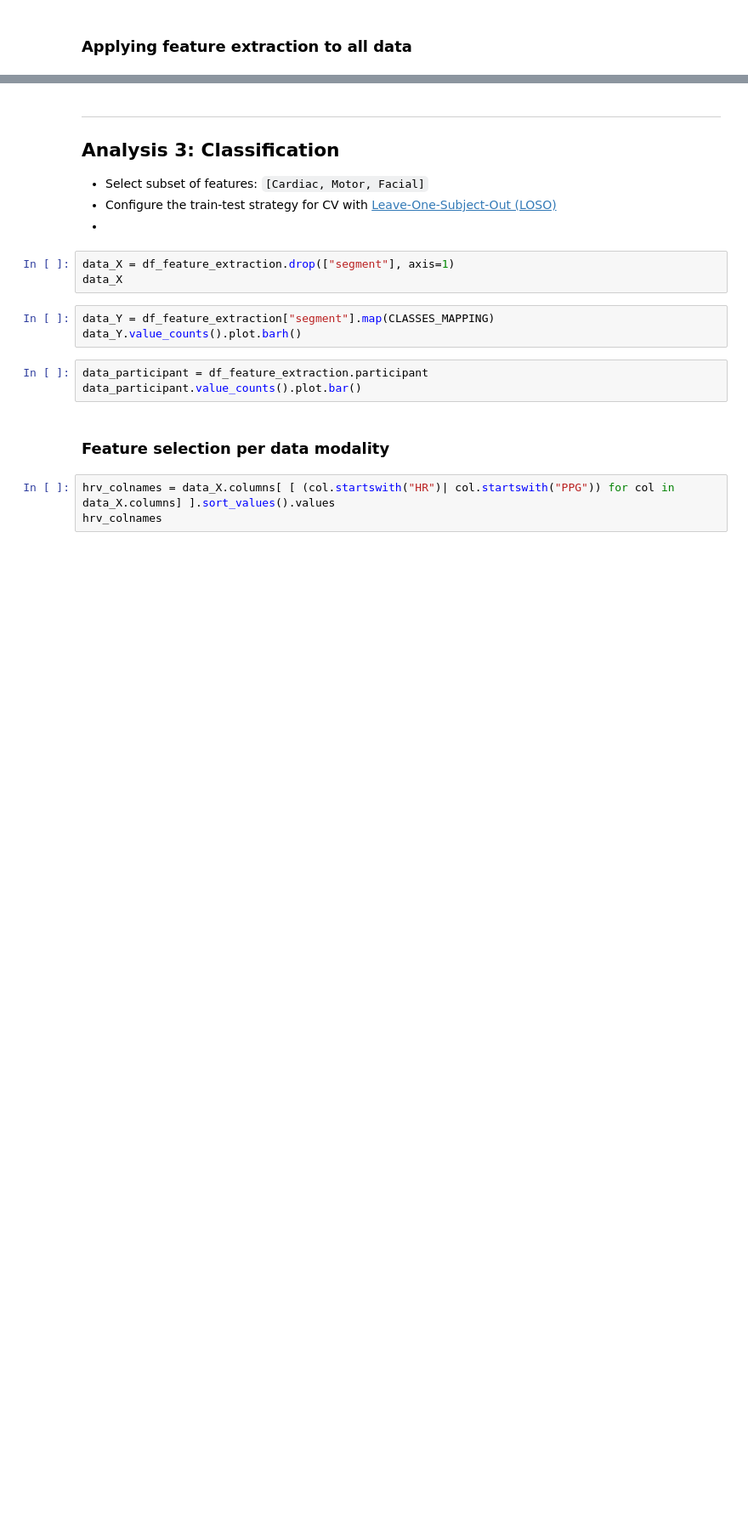
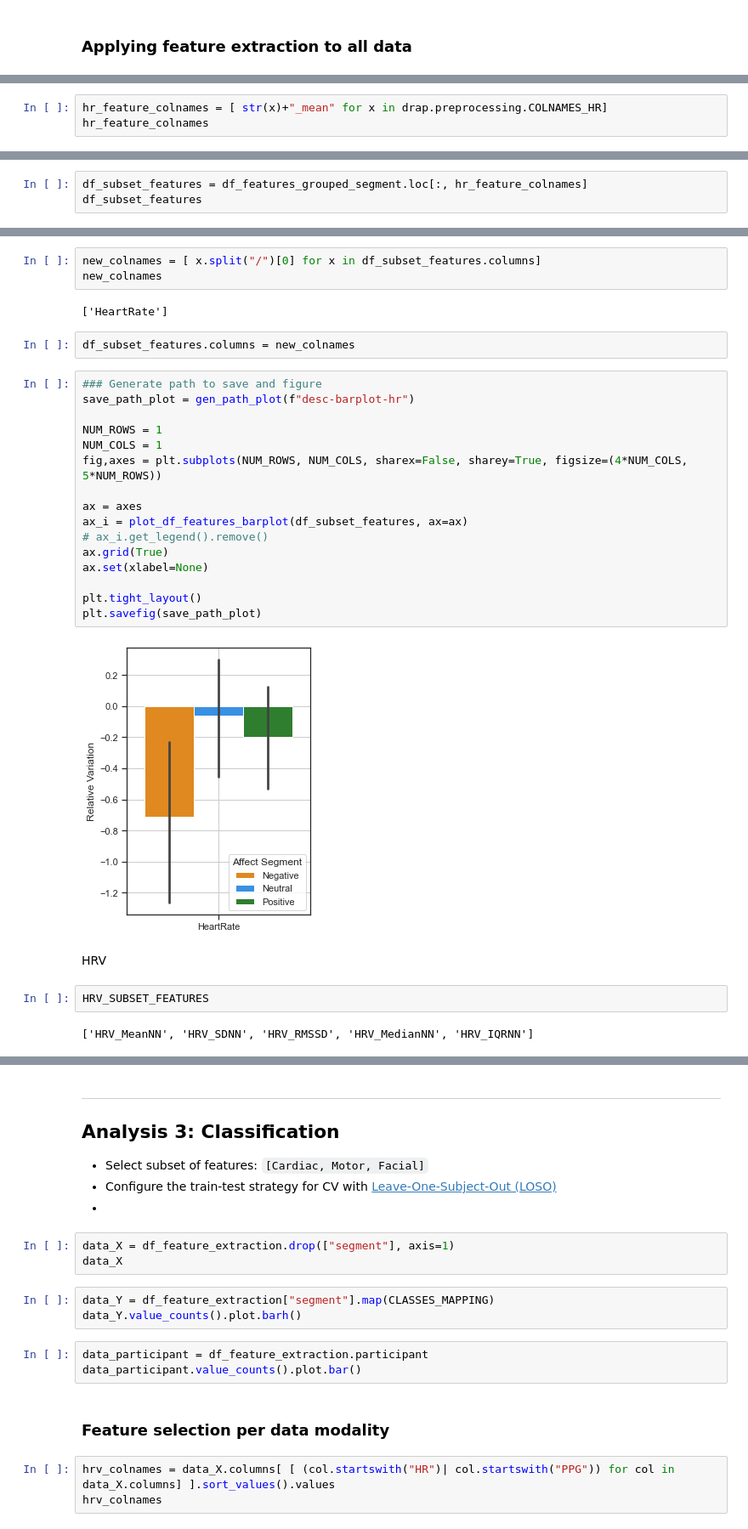
Before and after one commit to michalgnacek/AVDOS-VR, a Jupyter notebook: notebooks/2_affect_classification.ipynb, the cells around one changed output, grey strips where cells are left out. Shown at 85% size. Drawn from its saved outputs; the diff is of its cells as text; blank space fills up the shorter version.

```diff
--- a/notebooks/2_affect_classification.ipynb
+++ b/notebooks/2_affect_classification.ipynb
@@ -1390,0 +1528,3 @@ save_path_plot = gen_path_plot(f"features/_ALL")
+# %%
+hr_feature_colnames = [ str(x)+"_mean" for x in drap.preprocessing.COLNAMES_HR]
+hr_feature_colnames
@@ -1390,0 +1533,3 @@ save_path_plot = gen_path_plot(f"features/_ALL")
+# %%
+df_subset_features = df_features_grouped_segment.loc[:, hr_feature_colnames]
+df_subset_features
@@ -1390,0 +1551,31 @@ save_path_plot = gen_path_plot(f"features/_ALL")
+# %%
+new_colnames = [ x.split("/")[0] for x in df_subset_features.columns]
+new_colnames
+# %% [output]
+['HeartRate']
+# %%
+df_subset_features.columns = new_colnames
+# %%
+### Generate path to save and figure
+save_path_plot = gen_path_plot(f"desc-barplot-hr")
+
+NUM_ROWS = 1
+NUM_COLS = 1
+fig,axes = plt.subplots(NUM_ROWS, NUM_COLS, sharex=False, sharey=True, figsize=(4*NUM_COLS, 5*NUM_ROWS))
+
+ax = axes
+ax_i = plot_df_features_barplot(df_subset_features, ax=ax)
+# ax_i.get_legend().remove()
+ax.grid(True)
+ax.set(xlabel=None)
+
+plt.tight_layout()
+plt.savefig(save_path_plot)
+# %% [output]
+[figure, added]
+# %% [markdown]
+HRV
+# %%
+HRV_SUBSET_FEATURES
+# %% [output]
+['HRV_MeanNN', 'HRV_SDNN', 'HRV_RMSSD', 'HRV_MedianNN', 'HRV_IQRNN']
```
Also changed, not shown: parts of 81 cells of this notebook, 2 other files.
